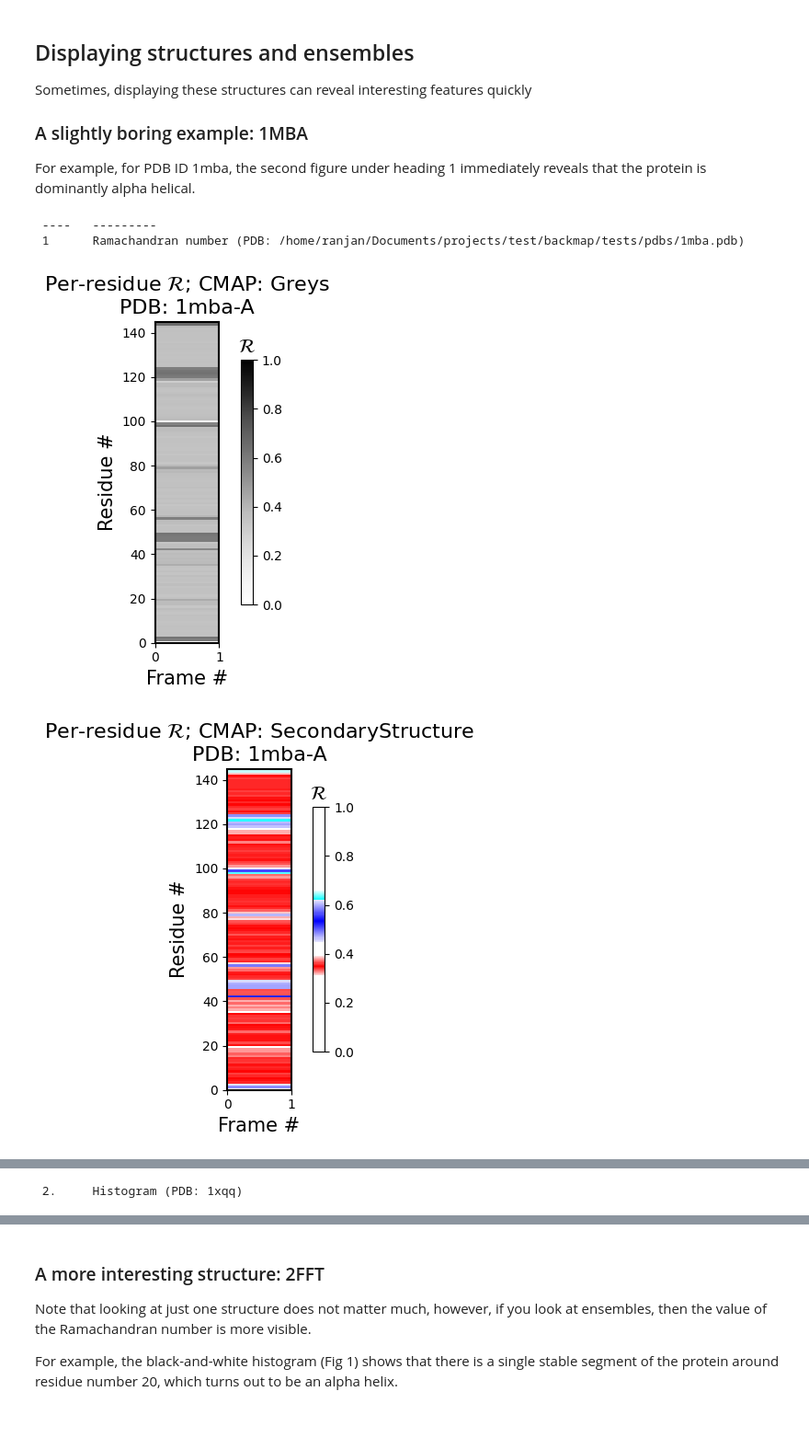
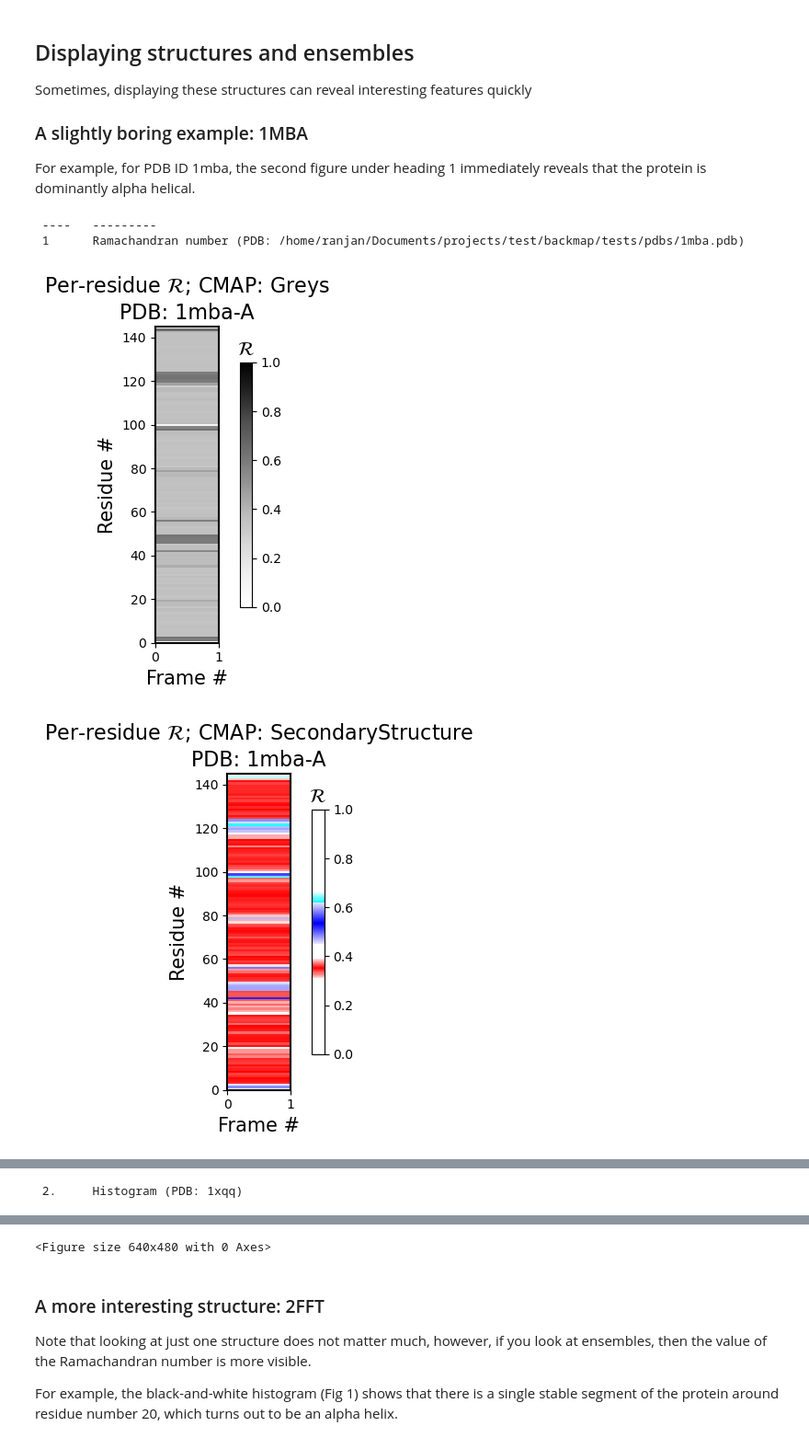
Before and after one commit to ranjanmannige/backmap, a Jupyter notebook: notebooks/examples.ipynb, the cells around one changed output, grey strips where cells are left out. Shown at 92% size. Saved outputs shown, nothing was run; the diff lists cells and outputs as text; code cells hidden in the pictures.

```diff
--- a/notebooks/examples.ipynb
+++ b/notebooks/examples.ipynb
@@ -67,11 +65,15 @@ Sometimes, displaying these structures can reveal interesting features quickly
 For example, for PDB ID 1mba, the second figure under heading 1 immediately reveals that the protein is dominantly  alpha helical.
 # %%
 success, figure_dict = backmap.draw_figures(structure_df=structure_df1, output_dir=None, write=False, show=True)
+print('---- 	---------')
+
 printme = f"""Each of the figures shown correspond to an element in the returned
-'figure_dict' dictionary, with the keys as follows: {figure_dict.keys()}"""
-print()
+'figure_dict' dictionary, with the keys as follows:"""
+print(printme)
+
+print('\t'+'\n\t'.join(figure_dict.keys()))
 # %% [output]
  ----   ---------
  1      Ramachandran number (PDB: /home/ranjan/Documents/projects/test/backmap/tests/pdbs/1mba.pdb)
-[figure, old version]
+[figure, new version]
-[figure, old version]
+[figure, new version]
@@ -85,3 +94,4 @@ print()
+<Figure size 640x480 with 0 Axes>
 # %% [markdown]
 ### A more interesting structure: 2FFT
 
```
Also changed, not shown: parts of 6 cells of this notebook, 16 other files.
